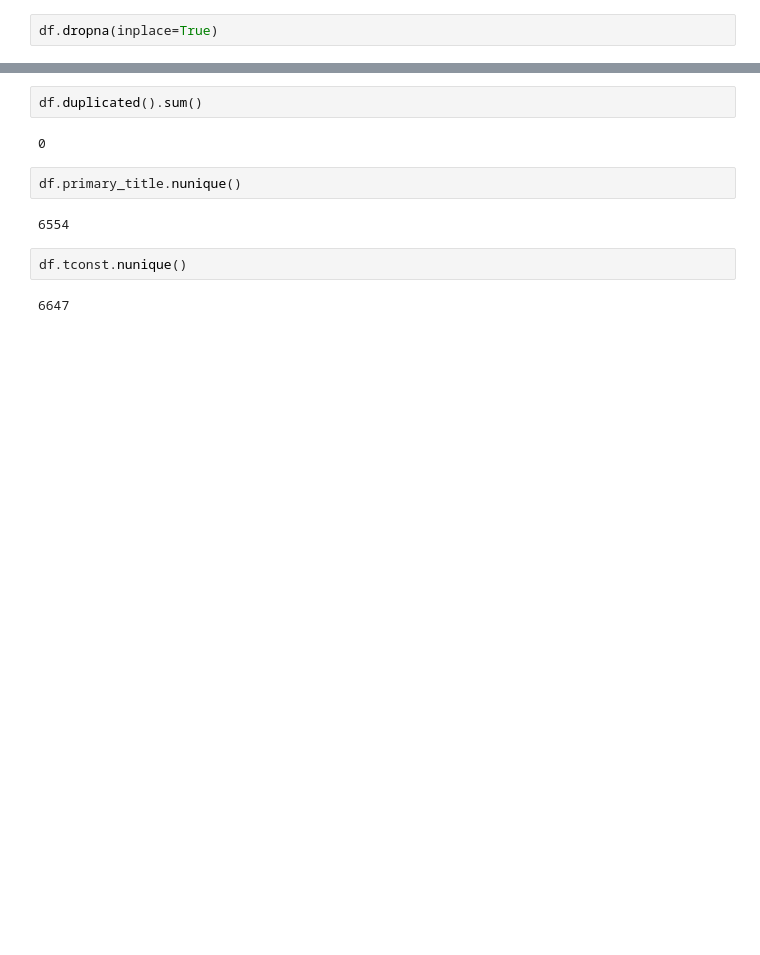
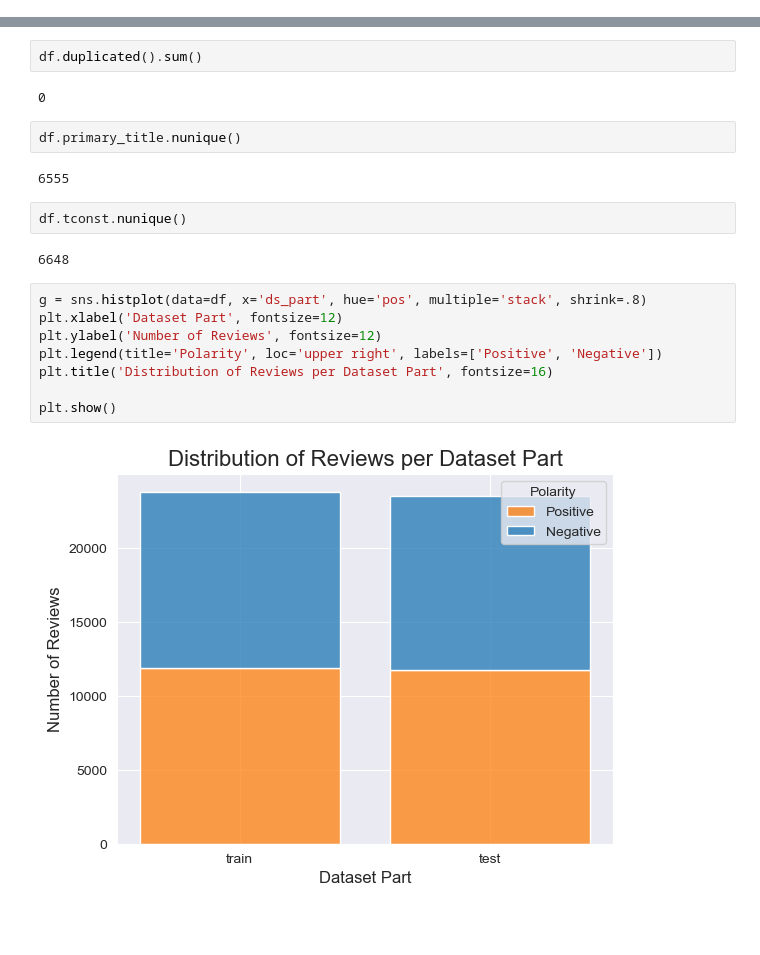
Before and after one commit to Jonathan-Smith-99/Machine-Learning-for-Texts, a Jupyter notebook: machine_learning_for_texts_project.ipynb, the cells around one changed output, grey strips where cells are left out. Saved outputs shown, nothing was run; the diff lists cells and outputs as text; blank space fills up the shorter version.

```diff
--- a/machine_learning_for_texts_project.ipynb
+++ b/machine_learning_for_texts_project.ipynb
@@ -75,2 +76,0 @@ There are only two entries to the dataset that have no text. We will remove them
-# %%
-df.dropna(inplace=True)
@@ -113,8 +95,20 @@ df.duplicated().sum()
 # %%
 df.primary_title.nunique()
 # %% [output]
-6554
+6555
 # %%
 df.tconst.nunique()
 # %% [output]
-6647
+6648
+# %%
+g = sns.histplot(data=df, x='ds_part', hue='pos', multiple='stack', shrink=.8)
+plt.xlabel('Dataset Part', fontsize=12)
+plt.ylabel('Number of Reviews', fontsize=12)
+plt.legend(title='Polarity', loc='upper right', labels=['Positive', 'Negative'])
+plt.title('Distribution of Reviews per Dataset Part', fontsize=16)
+
+plt.show()
+# %% [output]
+[figure, added]
+# %% [markdown]
+##
```
Also changed, not shown: parts of 11 cells of this notebook.
